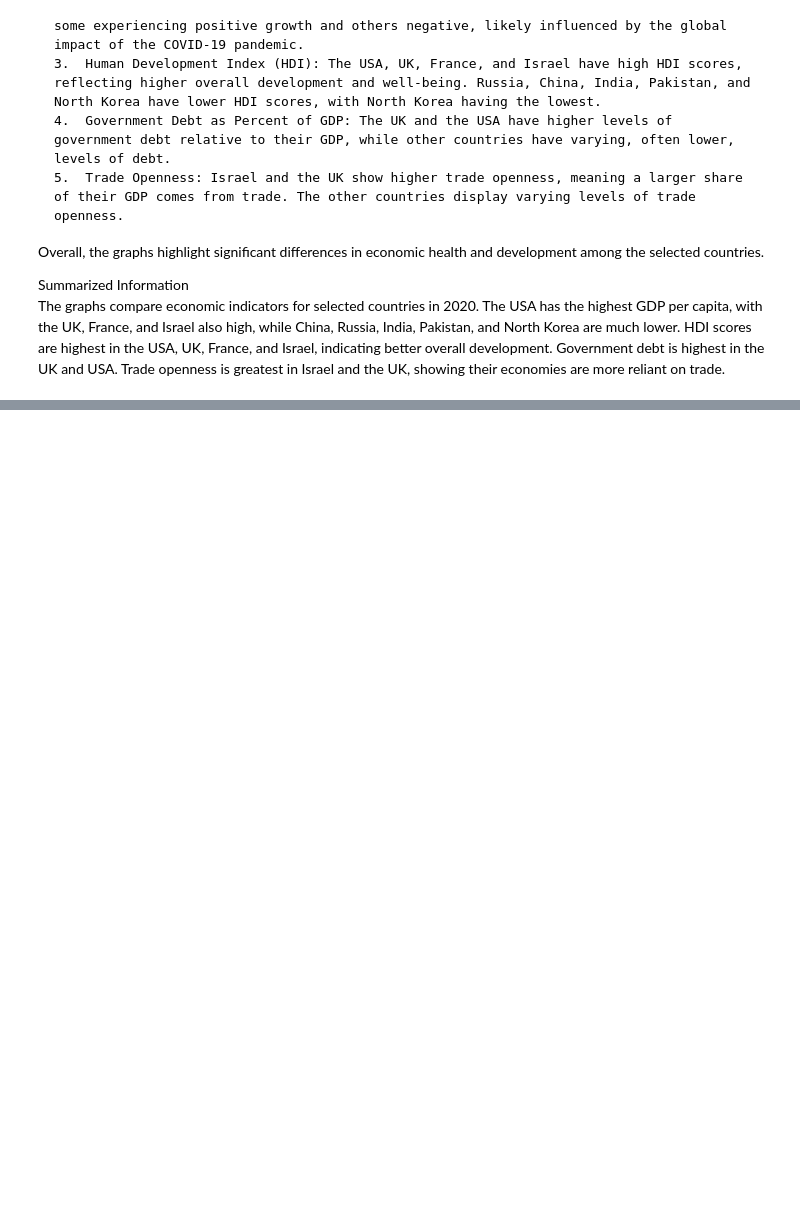
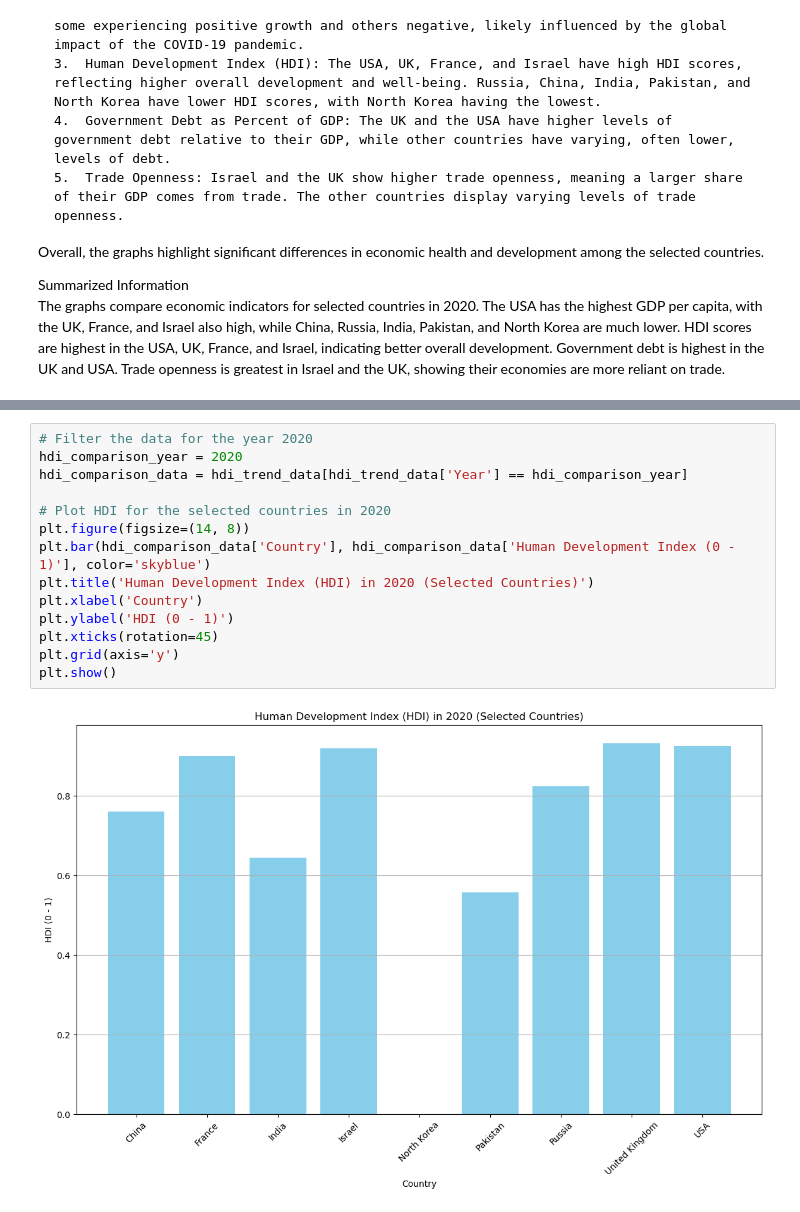
Before and after one commit to Blackbullbjj/eco_v_nukes, a Jupyter notebook: enviornment.ipynb, the cells around one changed output, grey strips where cells are left out. Saved outputs shown, nothing was run; the diff lists cells and outputs as text; blank space fills up the shorter version.

```diff
--- a/enviornment.ipynb
+++ b/enviornment.ipynb
@@ -435,0 +411,16 @@ The graphs compare economic indicators for selected countries in 2020. The USA h
+# %%
+# Filter the data for the year 2020
+hdi_comparison_year = 2020
+hdi_comparison_data = hdi_trend_data[hdi_trend_data['Year'] == hdi_comparison_year]
+
+# Plot HDI for the selected countries in 2020
+plt.figure(figsize=(14, 8))
+plt.bar(hdi_comparison_data['Country'], hdi_comparison_data['Human Development Index (0 - 1)'], color='skyblue')
+plt.title('Human Development Index (HDI) in 2020 (Selected Countries)')
+plt.xlabel('Country')
+plt.ylabel('HDI (0 - 1)')
+plt.xticks(rotation=45)
+plt.grid(axis='y')
+plt.show()
+# %% [output]
+[figure, added]
```
Also changed, not shown: parts of 7 cells of this notebook, 1 other file.
